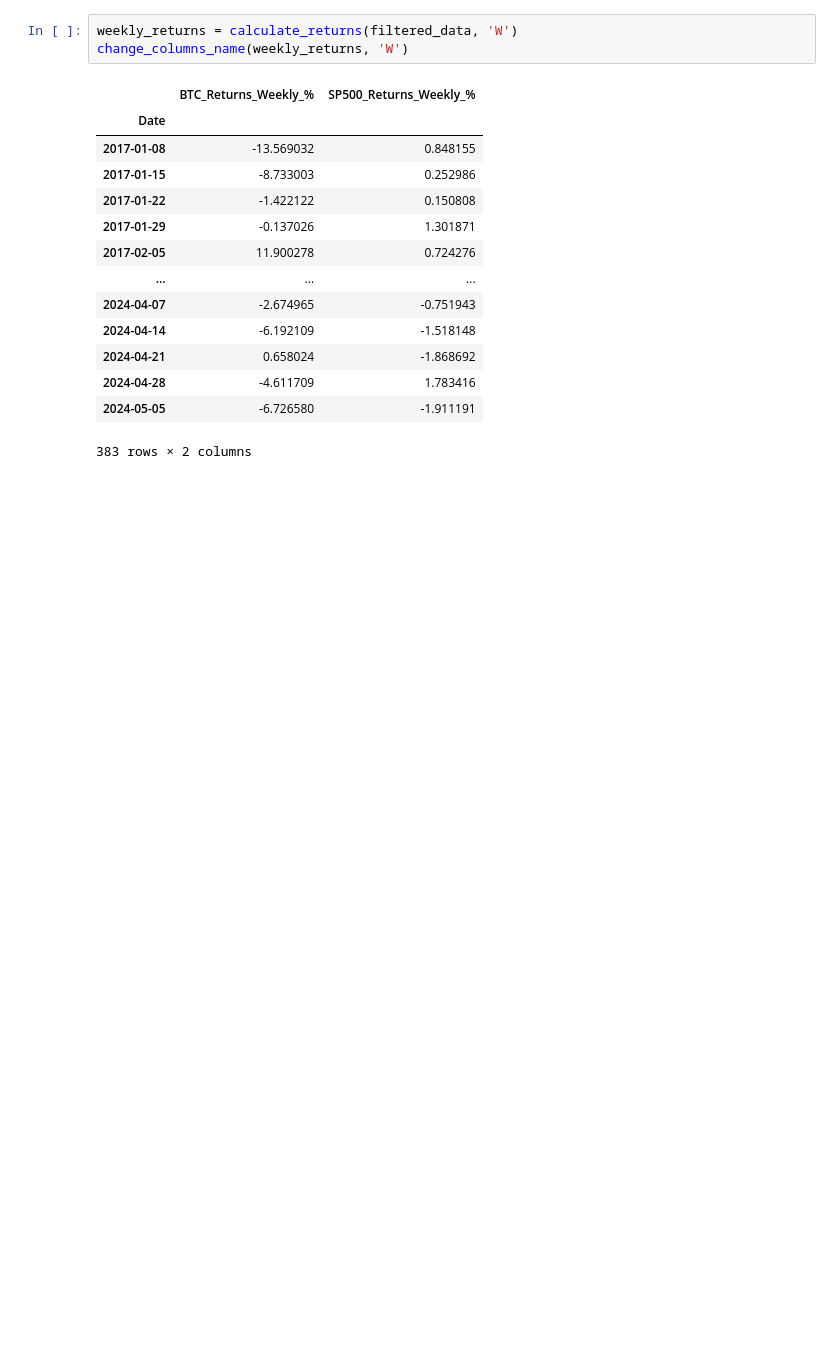
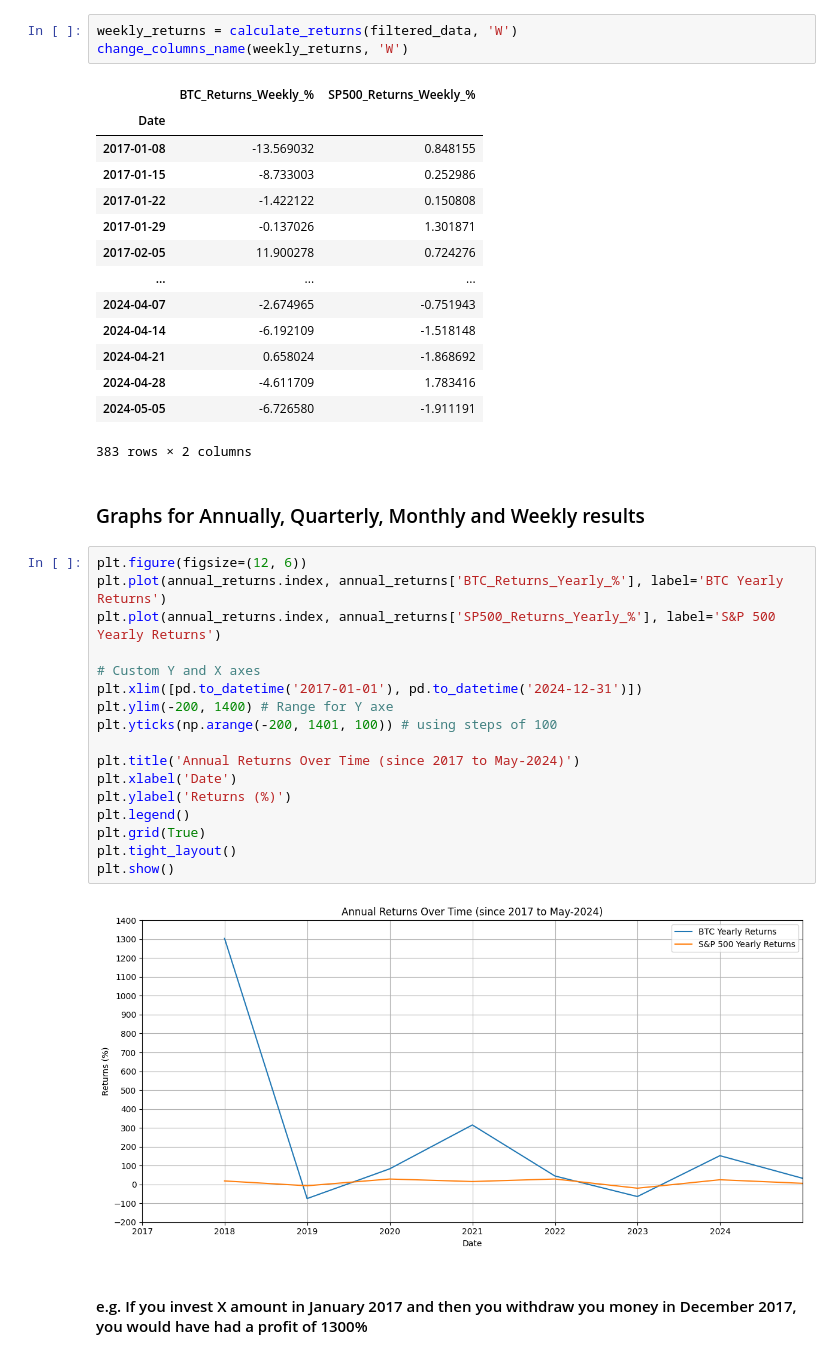
Before and after one commit to AngelDHackerman/BTC-ETH_Data_Analysis, a Jupyter notebook: 5.3_Inshights_Cumulative_Returns.ipynb, the cells around one changed output. Drawn from its saved outputs; the diff is of its cells as text; blank space fills up the shorter version.

Commit message:
Grapsh for Annual results

```diff
--- a/5.3_Inshights_Cumulative_Returns.ipynb
+++ b/5.3_Inshights_Cumulative_Returns.ipynb
@@ -177,3 +178,26 @@ change_columns_name(weekly_returns, 'W')
 | 2024-04-28 | -4.611709 | 1.783416 |
 | 2024-05-05 | -6.726580 | -1.911191 |
 383 rows × 2 columns
+# %% [markdown]
+### Graphs for Annually, Quarterly, Monthly and Weekly results
+# %%
+plt.figure(figsize=(12, 6))
+plt.plot(annual_returns.index, annual_returns['BTC_Returns_Yearly_%'], label='BTC Yearly Returns')
+plt.plot(annual_returns.index, annual_returns['SP500_Returns_Yearly_%'], label='S&P 500 Yearly Returns')
+
+# Custom Y and X axes
+plt.xlim([pd.to_datetime('2017-01-01'), pd.to_datetime('2024-12-31')])
+plt.ylim(-200, 1400) # Range for Y axe
+plt.yticks(np.arange(-200, 1401, 100)) # using steps of 100
+
+plt.title('Annual Returns Over Time (since 2017 to May-2024)')
+plt.xlabel('Date')
+plt.ylabel('Returns (%)')
+plt.legend()
+plt.grid(True)
+plt.tight_layout()
+plt.show()
+# %% [output]
+[figure, added]
+# %% [markdown]
+#### e.g. If you invest X amount in January 2017 and then you withdraw you money in December 2017, you would have had a profit of 1300%
```
Also changed, not shown: parts of 2 cells of this notebook.
